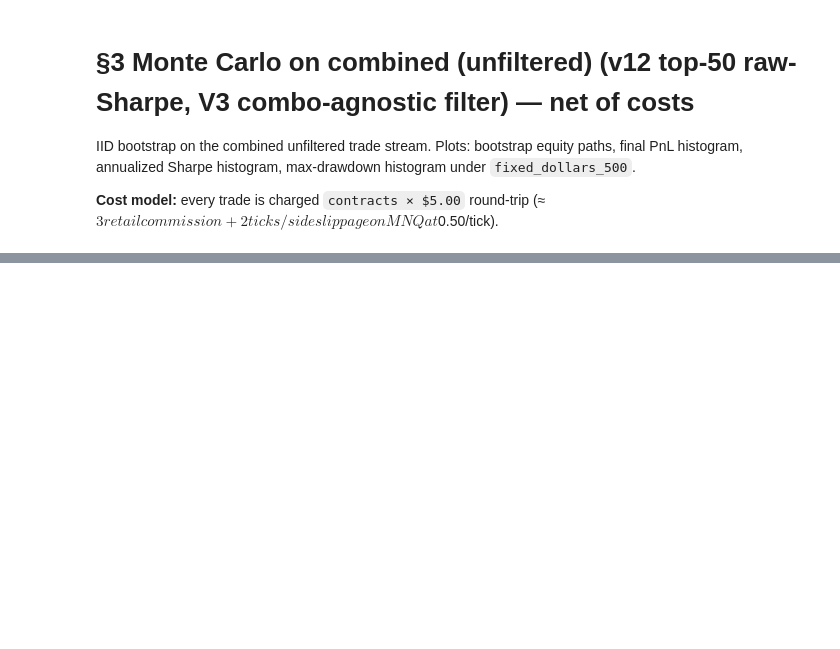
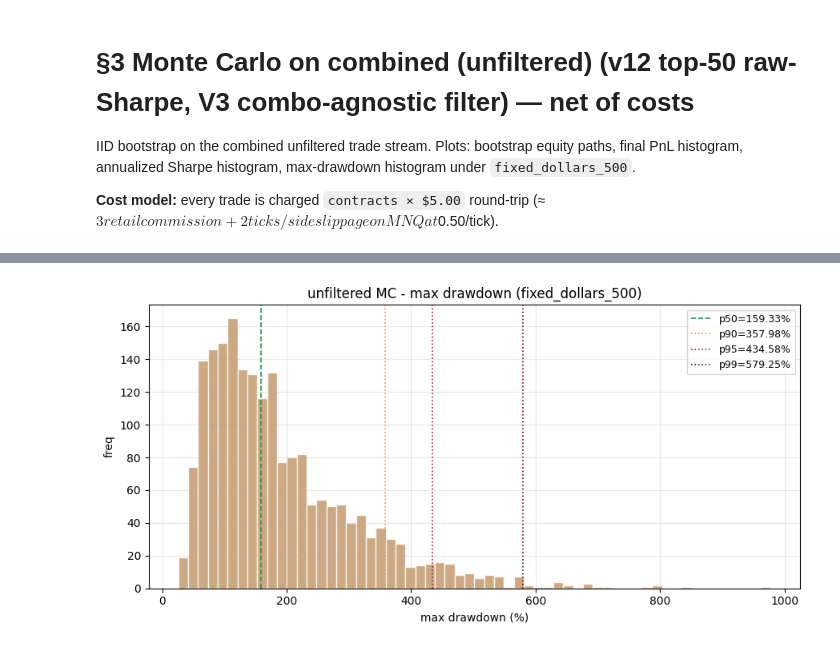
Before and after one commit to kunpark04/intra, a Jupyter notebook: evaluation/v12_topk_top50_raw_sharpe_net_v3_no_gcid/s3_mc_combined_net.ipynb, the cells around one changed output, grey strips where cells are left out. Cells and saved outputs as stored; diff of their text form; code cells hidden in the pictures; blank space fills up the shorter version.

```diff
--- a/evaluation/v12_topk_top50_raw_sharpe_net_v3_no_gcid/s3_mc_combined_net.ipynb
+++ b/evaluation/v12_topk_top50_raw_sharpe_net_v3_no_gcid/s3_mc_combined_net.ipynb
@@ -57,2 +77,4 @@ plot_mc_sharpe(combined_raw, 'fixed_dollars_500', 'unfiltered', YEARS_SPAN)
 # %%
-plot_mc_dd(combined_raw, 'fixed_dollars_500', 'unfiltered', YEARS_SPAN)
+plot_mc_dd(combined_raw, 'fixed_dollars_500', 'unfiltered', YEARS_SPAN, n_sims=2000)
+# %% [output]
+[figure, added]
```
Also changed, not shown: parts of 5 cells of this notebook, 12 other files.
